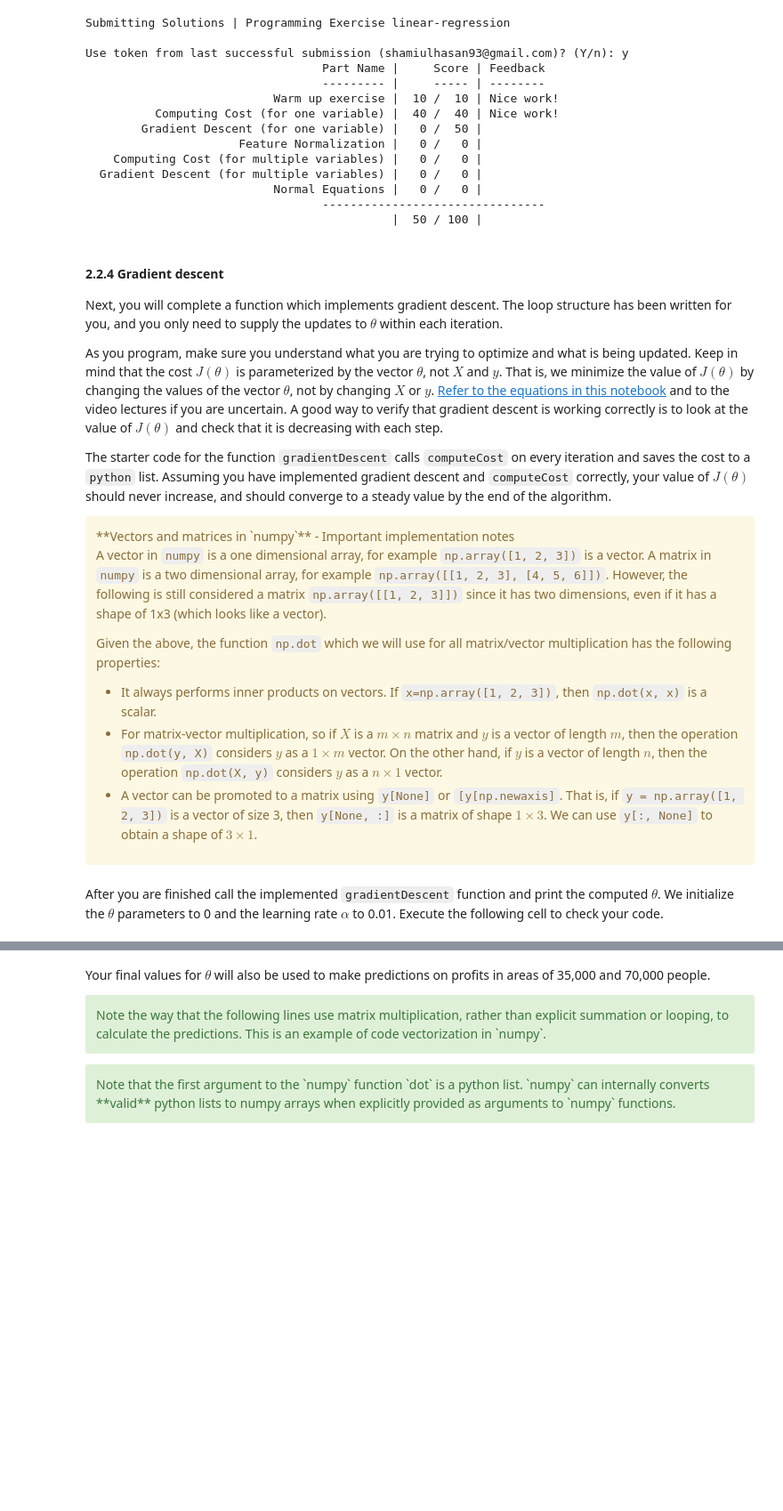
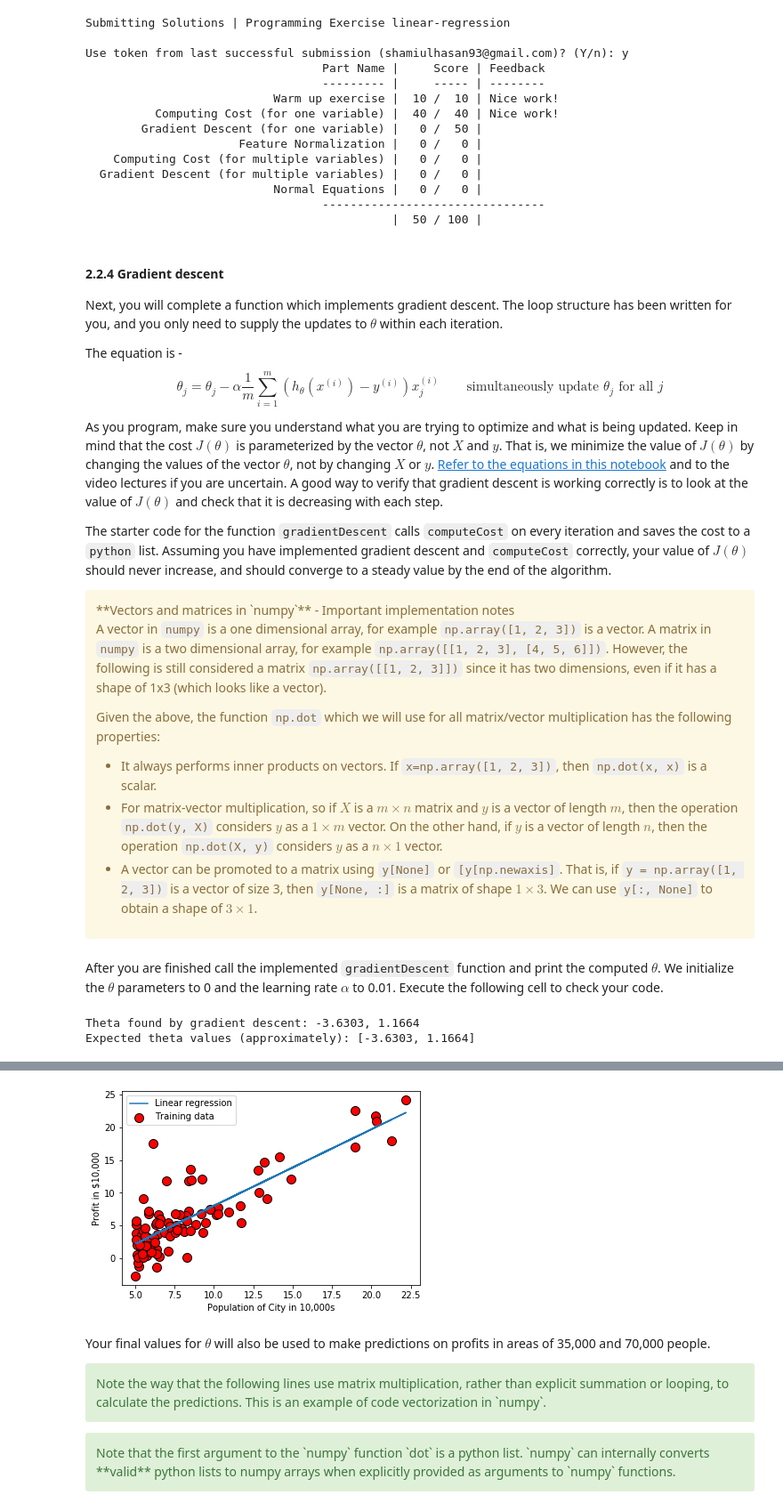
Before and after one commit to shamiul94/Machine-Learning-Coursera-Assignments-Solution, a Jupyter notebook: Assignment-1/Given-Materials-Python/exercise1.ipynb, the cells around one changed output, grey strips where cells are left out. Shown: that part at 89% size. Cells and saved outputs as stored; diff of their text form; code cells hidden in the pictures; blank space fills up the shorter version.

Commit message:
gradient descent works. will polish it a lot more.

```diff
--- a/Assignment-1/Given-Materials-Python/exercise1.ipynb
+++ b/Assignment-1/Given-Materials-Python/exercise1.ipynb
@@ -375,6 +375,9 @@ Use token from last successful submission (shamiulhasan93@gmail.com)? (Y/n): y
 
 Next, you will complete a function which implements gradient descent.
 The loop structure has been written for you, and you only need to supply the updates to $\theta$ within each iteration.
+
+The equation is -
+$$ \theta_j = \theta_j - \alpha \frac{1}{m} \sum_{i=1}^m \left( h_\theta(x^{(i)}) - y^{(i)}\right)x_j^{(i)} \qquad \text{simultaneously update } \theta_j \text{ for all } j$$
 
 As you program, make sure you understand what you are trying to optimize and what is being updated. Keep in mind that the cost $J(\theta)$ is parameterized by the vector $\theta$, not $X$ and $y$. That is, we minimize the value of $J(\theta)$ by changing the values of the vector $\theta$, not by changing $X$ or $y$. [Refer to the equations in this notebook](#section2) and to the video lectures if you are uncertain. A good way to verify that gradient descent is working correctly is to look at the value of $J(\theta)$ and check that it is decreasing with each step.
 
@@ -441,7 +444,12 @@ def gradientDescent(X, y, theta, alpha, num_iters):
 
     for i in range(num_iters):
         # ==================== YOUR CODE HERE =================================
-
+        temX = theta * X # X becomes like [[t0  t1*x1], [t0, t1*x2], ...]
+        ht = np.sum(temX, axis = 1) # perRowSum = [[t0+t1*x1], [t0+t1*x2]]
+        ht_minus_y = ht - y # ht(x) - y
+        s = np.dot(ht_minus_y , X)
+        delta = (1/m) * s
+        theta = theta - alpha * delta
 
         # =====================================================================
 
@@ -462,6 +470,9 @@ alpha = 0.01
 theta, J_history = gradientDescent(X ,y, theta, alpha, iterations)
 print('Theta found by gradient descent: {:.4f}, {:.4f}'.format(*theta))
 print('Expected theta values (approximately): [-3.6303, 1.1664]')
+# %% [output]
+Theta found by gradient descent: -3.6303, 1.1664
+Expected theta values (approximately): [-3.6303, 1.1664]
 # %% [markdown]
 We will use your final parameters to plot the linear fit. The results should look like the following figure.
 
@@ -469,8 +480,11 @@ We will use your final parameters to plot the linear fit. The results should loo
 # %%
 # plot the linear fit
 plotData(X[:, 1], y)
-pyplot.plot(X[:, 1], np.dot(X, theta), '-')
-pyplot.legend(['Training data', 'Linear regression']);
+plt.plot(X[:, 1], np.dot(X, theta), '-')
+
+pyplot.legend([ 'Linear regression', 'Training data']);
+# %% [output]
+[figure, added]
 # %% [markdown]
 Your final values for $\theta$ will also be used to make predictions on profits in areas of 35,000 and 70,000 people.
 
```
Also changed, not shown: parts of 3 cells of this notebook.
